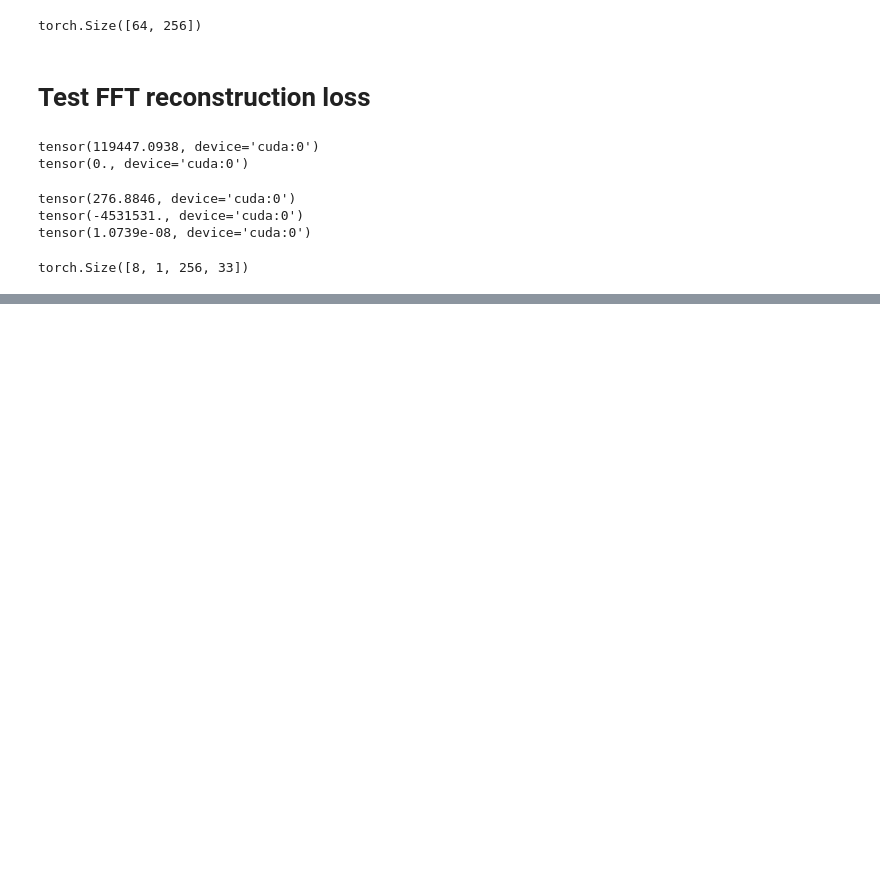
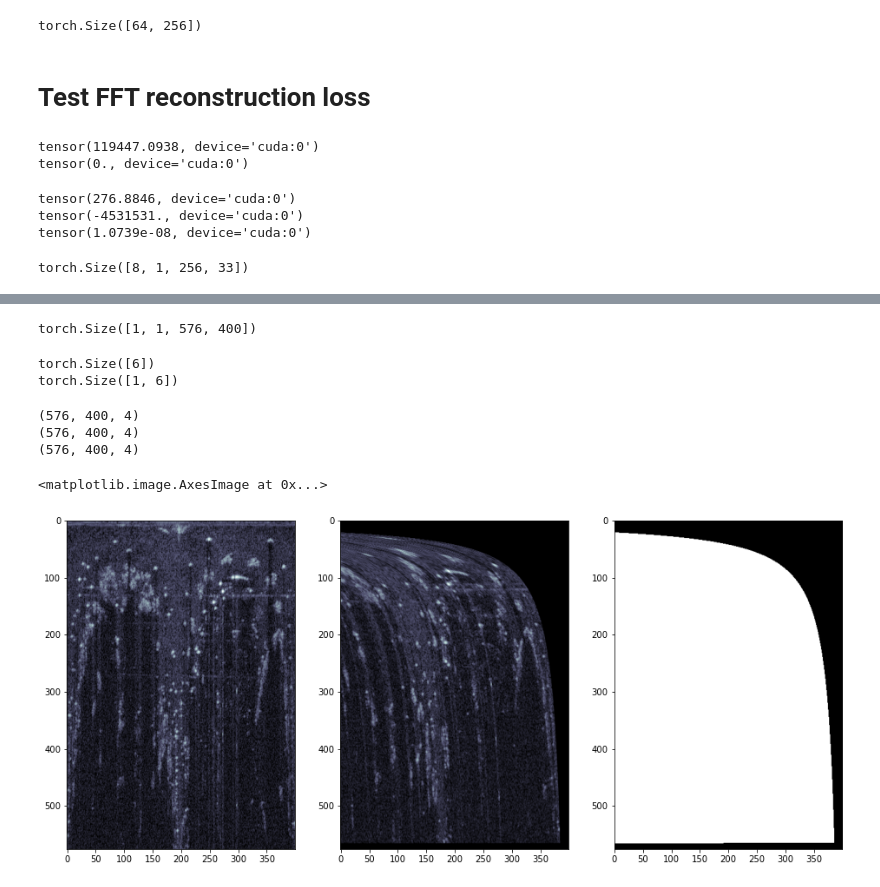
Before and after one commit to yasinalm/gramme, a Jupyter notebook: notebooks/reconstruct_frame.ipynb, the cells around one changed output, grey strips where cells are left out. Drawn from its saved outputs; the diff is of its cells as text; code cells hidden in the pictures; blank space fills up the shorter version.

```diff
--- a/notebooks/reconstruct_frame.ipynb
+++ b/notebooks/reconstruct_frame.ipynb
@@ -358,0 +378,54 @@ torch.Size([8, 1, 256, 33])
+# %%
+tgt = tgt[None,None,...]
+src = src[None,None,...]
+tgt.shape
+# %% [output]
+torch.Size([1, 1, 576, 400])
+# %%
+# rangeResolutionsInMeter = 0.0977 # TI MMwave
+rangeResolutionsInMeter = 0.175
+angleResolutionInRadian = 0.015708 #0.9 deg
+numRangeBins = 576 # 256-TI
+num_angle_bins = 400 # 64-TI
+
+warper = Warper(rangeResolutionsInMeter, numRangeBins, num_angle_bins, 0, angleResolutionInRadian=angleResolutionInRadian)
+# %%
+b=1
+pose = torch.tensor([0., 0, 0, 1.75,0.51,0.])
+print(pose.shape)
+pose_batch = pose.repeat(b,1)
+print(pose_batch.shape)
+pose_batch = pose_batch.to(device)
+# %% [output]
+torch.Size([6])
+torch.Size([1, 6])
+# %%
+projected_img, valid_points, theta_tformed, rho_tformed = warper.inverse_warp_fft(src, pose_batch)
+# %%
+img_tgt = tensor2array(tgt[0], colormap='bone')
+img_src = tensor2array(projected_img[0], colormap='bone')
+img_valid = tensor2array(valid_points[0], colormap='bone', max_value=1)
+
+img_tgt=img_tgt.transpose(1, 2, 0)
+img_src=img_src.transpose(1, 2, 0)
+img_valid=img_valid.transpose(1, 2, 0)
+
+print(img_tgt.shape)
+print(img_src.shape)
+print(img_valid.shape)
+# %% [output]
+(576, 400, 4)
+(576, 400, 4)
+(576, 400, 4)
+# %%
+%matplotlib inline
+plt.figure(figsize=(16,8))
+plt.subplot(131)
+plt.imshow(img_tgt)
+plt.subplot(132)
+plt.imshow(img_src)
+plt.subplot(133)
+plt.imshow(img_valid)
+# %% [output]
+<matplotlib.image.AxesImage at 0x...>
+[figure, added]
```
Also changed, not shown: parts of 12 cells of this notebook, 5 other files.
